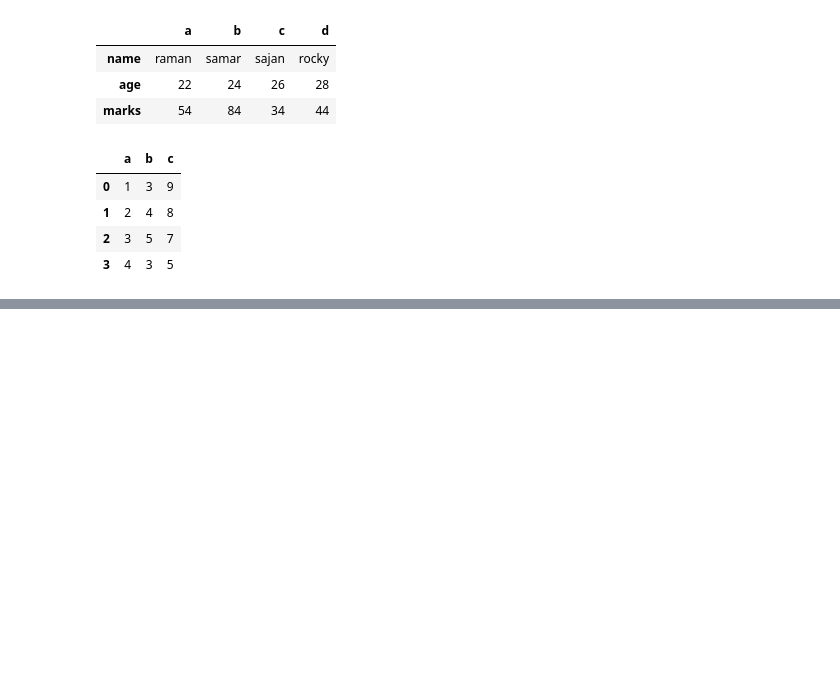
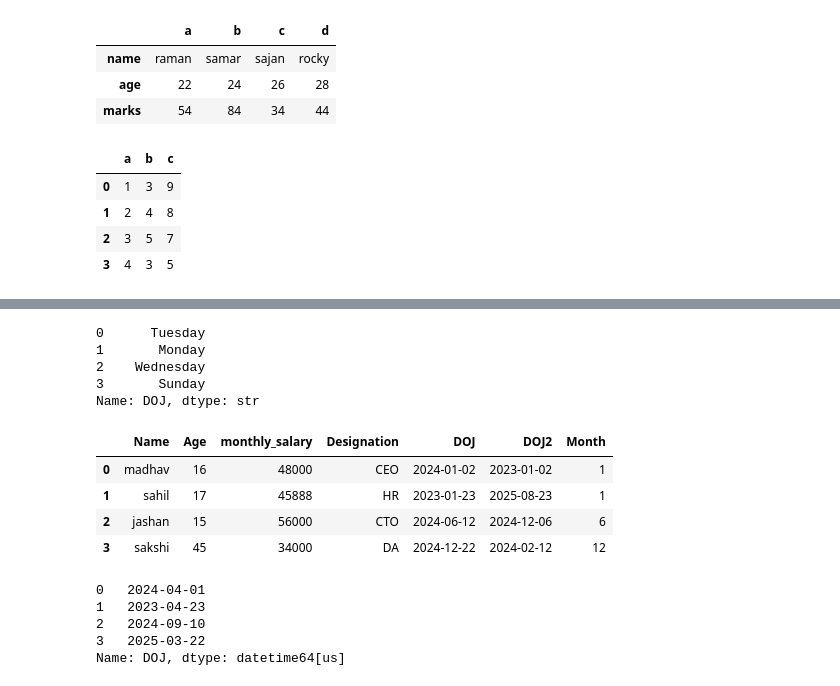
Before and after one commit to Isha-Chaudhary48/Python_libraries, a Jupyter notebook: Pandas_26_Feb.ipynb, the cells around one changed output, grey strips where cells are left out. Cells and saved outputs as stored; diff of their text form; code cells hidden in the pictures; blank space fills up the shorter version.

```diff
--- a/Pandas_26_Feb.ipynb
+++ b/Pandas_26_Feb.ipynb
@@ -164,0 +434,2 @@ data_new_df
+# %%
+df.drop("Bonus",axis=1,inplace = True)
@@ -164,0 +462,2 @@ data_new_df
+# %%
+df["DOJ"]=['2024-01-02','2023-01-23','2024-06-12','2024-12-22']
@@ -164,0 +476,2 @@ data_new_df
+# %%
+df['DOJ']=pd.to_datetime(df['DOJ'])
@@ -164,0 +535,31 @@ data_new_df
+# %%
+# to find year or month,week,day form the data
+df['DOJ'].dt.year
+df['DOJ'].dt.date
+df['DOJ'].dt.day
+df['DOJ'].dt.day_name()
+# %% [output]
+0      Tuesday
+1       Monday
+2    Wednesday
+3       Sunday
+Name: DOJ, dtype: str
+# %%
+df["Month"]=df['DOJ'].dt.month
+# %%
+df
+# %% [output]
+|  | Name | Age | monthly_salary | Designation | DOJ | DOJ2 | Month |
+| 0 | madhav | 16 | 48000 | CEO | 2024-01-02 | 2023-01-02 | 1 |
+| 1 | sahil | 17 | 45888 | HR | 2023-01-23 | 2025-08-23 | 1 |
+| 2 | jashan | 15 | 56000 | CTO | 2024-06-12 | 2024-12-06 | 6 |
+| 3 | sakshi | 45 | 34000 | DA | 2024-12-22 | 2024-02-12 | 12 |
+# %%
+# want to add probation days
+df['DOJ'] + pd.Timedelta(days=90)
+# %% [output]
+0   2024-04-01
+1   2023-04-23
+2   2024-09-10
+3   2025-03-22
+Name: DOJ, dtype: datetime64[us]
```
Also changed, not shown: parts of 83 cells of this notebook, 1 other file.
